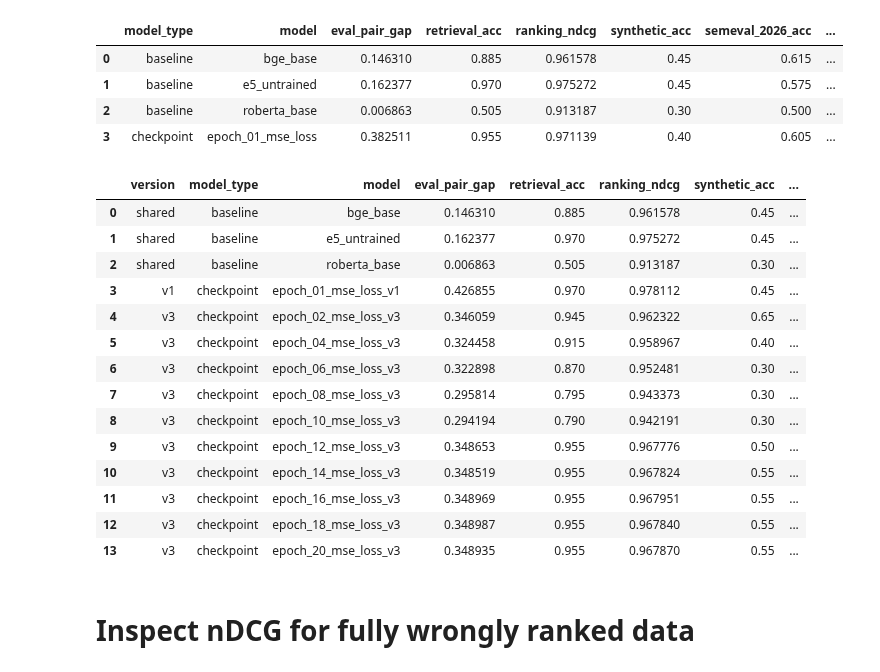
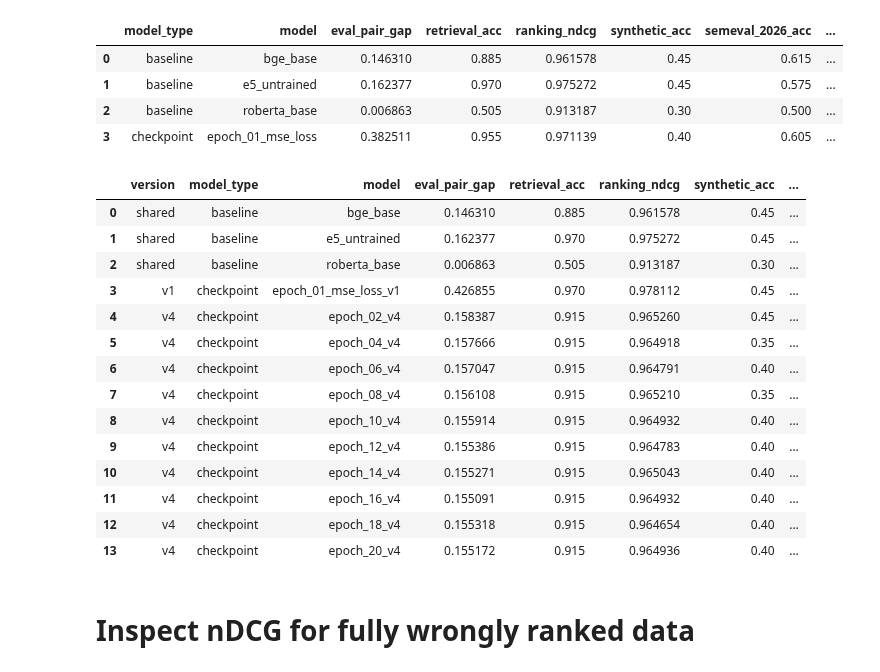
Before and after one commit to shaayaansh/NarrativeSimilarity, a Jupyter notebook: src/eval_embeddings.ipynb, the cells around one changed output. Cells and saved outputs as stored; diff of their text form; code cells hidden in the pictures.

Commit message:
train bge with infonce

```diff
--- a/src/eval_embeddings.ipynb
+++ b/src/eval_embeddings.ipynb
@@ -1991,7 +1991,8 @@ if not (PROJECT_ROOT / 'data').exists() and (PROJECT_ROOT.parent / 'data').exist
 RESULT_FILES = {
     "v1": PROJECT_ROOT / "data" / "eval_results" / "cli_eval_results.json",
     # "v2": PROJECT_ROOT / "data" / "eval_results" / "cli_eval_results_v2.json",
-    "v3": PROJECT_ROOT / "data" / "eval_results" / "cli_eval_results_bge.json",
+    # "v3": PROJECT_ROOT / "data" / "eval_results" / "cli_eval_results_bge.json",
+    "v4": PROJECT_ROOT / "data" / "eval_results" / "cli_eval_results_bge_infonce.json"
 }
 
 def extract_row(model_name, model_type, task_map, version, llm_model_name=None):
@@ -2074,43 +2075,43 @@ for version, path in RESULT_FILES.items():
                 llm_model_name=llm_name,
             )
         )
 
 combined_compare_df = pd.DataFrame(rows)
 
 preferred_cols = [
     "version", "model_type", "model",
     "eval_pair_gap", "eval_pair_acc",
     "retrieval_acc",
     "ranking_ndcg",
     "synthetic_acc",
     "semeval_2026_acc",
     "semeval_2022_spearman", "semeval_2022_pearson",
     "llm_model",
 ]
 cols = [c for c in preferred_cols if c in combined_compare_df.columns]
 combined_compare_df = (
     combined_compare_df[cols]
     .sort_values(["model_type", "model"])
     .reset_index(drop=True)
 )
 
 display(combined_compare_df)
 # %% [output]
 |  | version | model_type | model | eval_pair_gap | retrieval_acc | ranking_ndcg | synthetic_acc | ... |
 | 0 | shared | baseline | bge_base | 0.146310 | 0.885 | 0.961578 | 0.45 | ... |
 | 1 | shared | baseline | e5_untrained | 0.162377 | 0.970 | 0.975272 | 0.45 | ... |
 | 2 | shared | baseline | roberta_base | 0.006863 | 0.505 | 0.913187 | 0.30 | ... |
 | 3 | v1 | checkpoint | epoch_01_mse_loss_v1 | 0.426855 | 0.970 | 0.978112 | 0.45 | ... |
-| 4 | v3 | checkpoint | epoch_02_mse_loss_v3 | 0.346059 | 0.945 | 0.962322 | 0.65 | ... |
-| 5 | v3 | checkpoint | epoch_04_mse_loss_v3 | 0.324458 | 0.915 | 0.958967 | 0.40 | ... |
-| 6 | v3 | checkpoint | epoch_06_mse_loss_v3 | 0.322898 | 0.870 | 0.952481 | 0.30 | ... |
-| 7 | v3 | checkpoint | epoch_08_mse_loss_v3 | 0.295814 | 0.795 | 0.943373 | 0.30 | ... |
-| 8 | v3 | checkpoint | epoch_10_mse_loss_v3 | 0.294194 | 0.790 | 0.942191 | 0.30 | ... |
-| 9 | v3 | checkpoint | epoch_12_mse_loss_v3 | 0.348653 | 0.955 | 0.967776 | 0.50 | ... |
-| 10 | v3 | checkpoint | epoch_14_mse_loss_v3 | 0.348519 | 0.955 | 0.967824 | 0.55 | ... |
-| 11 | v3 | checkpoint | epoch_16_mse_loss_v3 | 0.348969 | 0.955 | 0.967951 | 0.55 | ... |
-| 12 | v3 | checkpoint | epoch_18_mse_loss_v3 | 0.348987 | 0.955 | 0.967840 | 0.55 | ... |
-| 13 | v3 | checkpoint | epoch_20_mse_loss_v3 | 0.348935 | 0.955 | 0.967870 | 0.55 | ... |
+| 4 | v4 | checkpoint | epoch_02_v4 | 0.158387 | 0.915 | 0.965260 | 0.45 | ... |
+| 5 | v4 | checkpoint | epoch_04_v4 | 0.157666 | 0.915 | 0.964918 | 0.35 | ... |
+| 6 | v4 | checkpoint | epoch_06_v4 | 0.157047 | 0.915 | 0.964791 | 0.40 | ... |
+| 7 | v4 | checkpoint | epoch_08_v4 | 0.156108 | 0.915 | 0.965210 | 0.35 | ... |
+| 8 | v4 | checkpoint | epoch_10_v4 | 0.155914 | 0.915 | 0.964932 | 0.40 | ... |
+| 9 | v4 | checkpoint | epoch_12_v4 | 0.155386 | 0.915 | 0.964783 | 0.40 | ... |
+| 10 | v4 | checkpoint | epoch_14_v4 | 0.155271 | 0.915 | 0.965043 | 0.40 | ... |
+| 11 | v4 | checkpoint | epoch_16_v4 | 0.155091 | 0.915 | 0.964932 | 0.40 | ... |
+| 12 | v4 | checkpoint | epoch_18_v4 | 0.155318 | 0.915 | 0.964654 | 0.40 | ... |
+| 13 | v4 | checkpoint | epoch_20_v4 | 0.155172 | 0.915 | 0.964936 | 0.40 | ... |
 # %% [markdown]
 # Inspect nDCG for fully wrongly ranked data
 # %%
```
Also changed, not shown: 2 other files.
